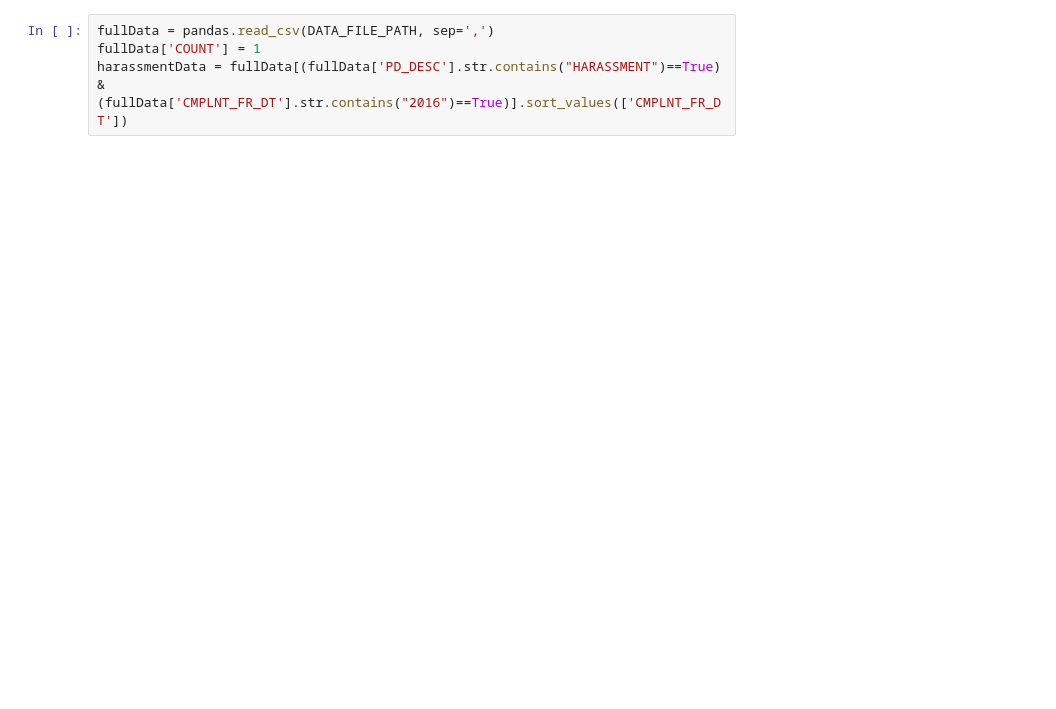
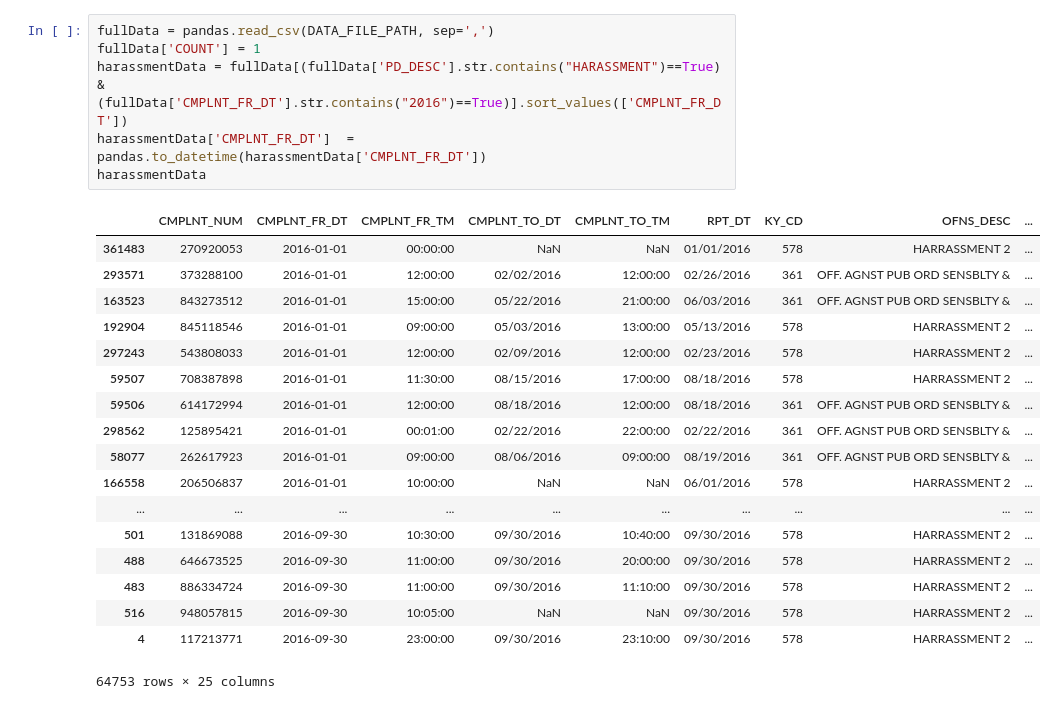
Before and after one commit to ckanz/nyc-harassment-complaints, a Jupyter notebook: NYC Complaints Analysis.ipynb, the cells around one changed output. Saved outputs shown, nothing was run; the diff lists cells and outputs as text; blank space fills up the shorter version.

```diff
--- a/NYC Complaints Analysis.ipynb
+++ b/NYC Complaints Analysis.ipynb
@@ -44,5 +77,26 @@ DATA_FILE_PATH = 'NYPD_Complaint_Data_Current_YTD.csv'
 # %%
 fullData = pandas.read_csv(DATA_FILE_PATH, sep=',')
 fullData['COUNT'] = 1
 harassmentData = fullData[(fullData['PD_DESC'].str.contains("HARASSMENT")==True) & (fullData['CMPLNT_FR_DT'].str.contains("2016")==True)].sort_values(['CMPLNT_FR_DT'])
+harassmentData['CMPLNT_FR_DT']  = pandas.to_datetime(harassmentData['CMPLNT_FR_DT'])
+harassmentData
+# %% [output]
+|  | CMPLNT_NUM | CMPLNT_FR_DT | CMPLNT_FR_TM | CMPLNT_TO_DT | CMPLNT_TO_TM | RPT_DT | KY_CD | OFNS_DESC | ... |
+| 361483 | 270920053 | 2016-01-01 | 00:00:00 | NaN | NaN | 01/01/2016 | 578 | HARRASSMENT 2 | ... |
+| 293571 | 373288100 | 2016-01-01 | 12:00:00 | 02/02/2016 | 12:00:00 | 02/26/2016 | 361 | OFF. AGNST PUB ORD SENSBLTY & | ... |
+| 163523 | 843273512 | 2016-01-01 | 15:00:00 | 05/22/2016 | 21:00:00 | 06/03/2016 | 361 | OFF. AGNST PUB ORD SENSBLTY & | ... |
+| 192904 | 845118546 | 2016-01-01 | 09:00:00 | 05/03/2016 | 13:00:00 | 05/13/2016 | 578 | HARRASSMENT 2 | ... |
+| 297243 | 543808033 | 2016-01-01 | 12:00:00 | 02/09/2016 | 12:00:00 | 02/23/2016 | 578 | HARRASSMENT 2 | ... |
+| 59507 | 708387898 | 2016-01-01 | 11:30:00 | 08/15/2016 | 17:00:00 | 08/18/2016 | 578 | HARRASSMENT 2 | ... |
+| 59506 | 614172994 | 2016-01-01 | 12:00:00 | 08/18/2016 | 12:00:00 | 08/18/2016 | 361 | OFF. AGNST PUB ORD SENSBLTY & | ... |
+| 298562 | 125895421 | 2016-01-01 | 00:01:00 | 02/22/2016 | 22:00:00 | 02/22/2016 | 361 | OFF. AGNST PUB ORD SENSBLTY & | ... |
+| 58077 | 262617923 | 2016-01-01 | 09:00:00 | 08/06/2016 | 09:00:00 | 08/19/2016 | 361 | OFF. AGNST PUB ORD SENSBLTY & | ... |
+| 166558 | 206506837 | 2016-01-01 | 10:00:00 | NaN | NaN | 06/01/2016 | 578 | HARRASSMENT 2 | ... |
+| ... | ... | ... | ... | ... | ... | ... | ... | ... | ... |
+| 501 | 131869088 | 2016-09-30 | 10:30:00 | 09/30/2016 | 10:40:00 | 09/30/2016 | 578 | HARRASSMENT 2 | ... |
+| 488 | 646673525 | 2016-09-30 | 11:00:00 | 09/30/2016 | 20:00:00 | 09/30/2016 | 578 | HARRASSMENT 2 | ... |
+| 483 | 886334724 | 2016-09-30 | 11:00:00 | 09/30/2016 | 11:10:00 | 09/30/2016 | 578 | HARRASSMENT 2 | ... |
+| 516 | 948057815 | 2016-09-30 | 10:05:00 | NaN | NaN | 09/30/2016 | 578 | HARRASSMENT 2 | ... |
+| 4 | 117213771 | 2016-09-30 | 23:00:00 | 09/30/2016 | 23:10:00 | 09/30/2016 | 578 | HARRASSMENT 2 | ... |
+64753 rows × 25 columns
 # %%
```
Also changed, not shown: parts of 4 cells of this notebook.
